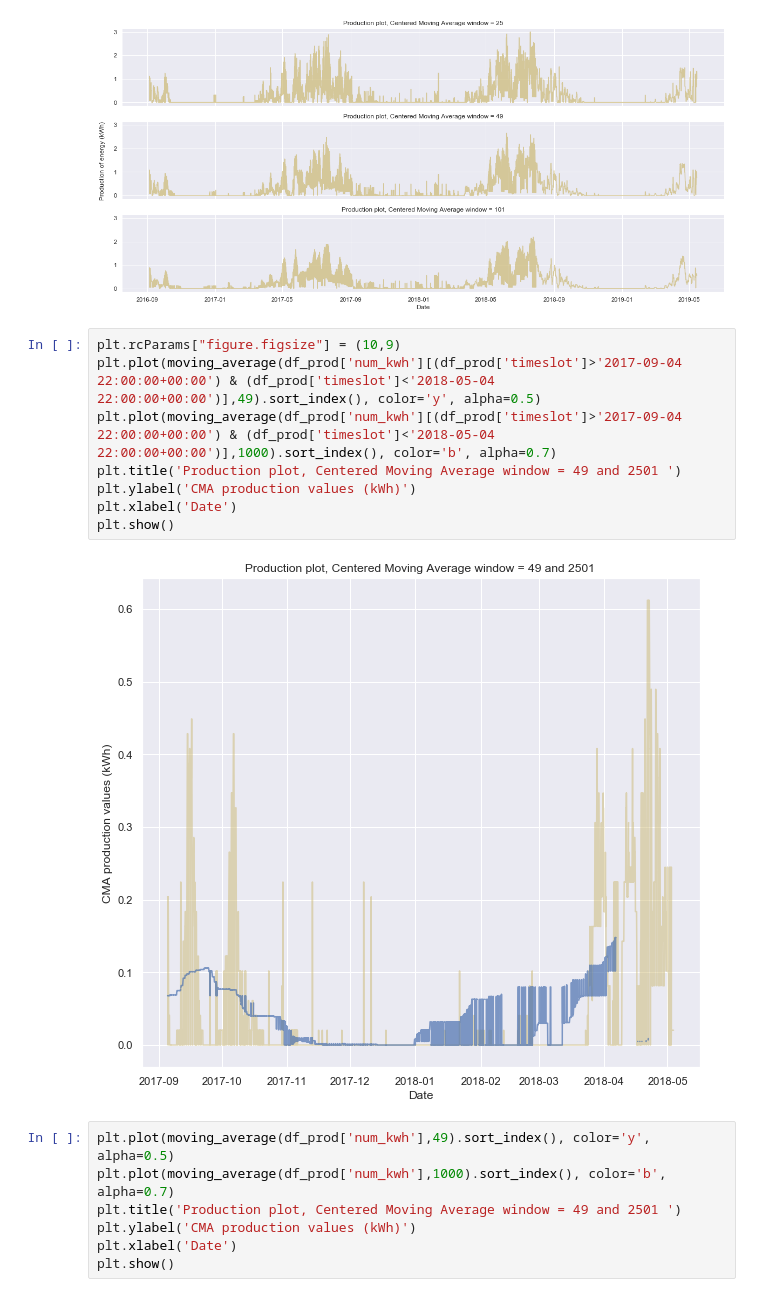
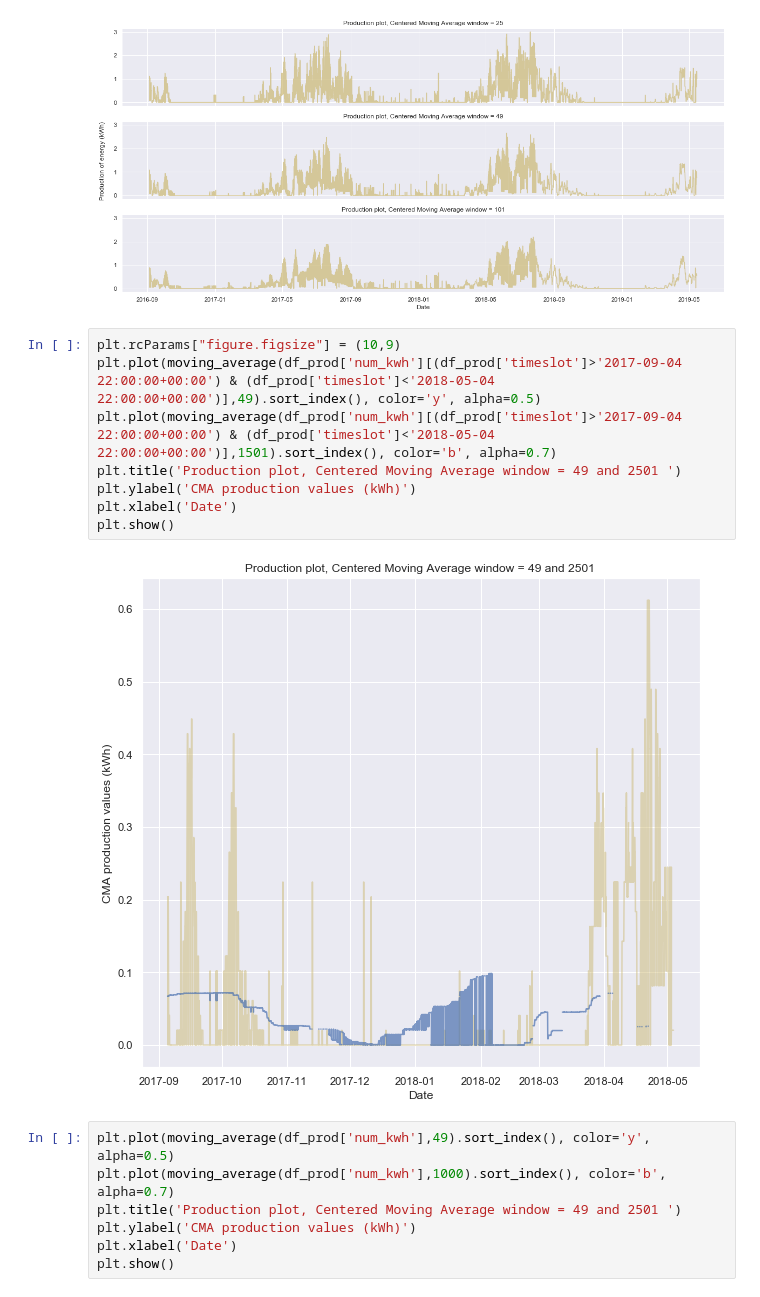
Before and after one commit to 4ug-aug/Otovo-OptimalControl, a Jupyter notebook: Smoothing.ipynb, the cells around one changed output. Saved outputs shown, nothing was run; the diff lists cells and outputs as text.

```diff
--- a/Smoothing.ipynb
+++ b/Smoothing.ipynb
@@ -166,13 +166,13 @@ plt.show()
 # %%
 plt.rcParams["figure.figsize"] = (10,9)
 plt.plot(moving_average(df_prod['num_kwh'][(df_prod['timeslot']>'2017-09-04 22:00:00+00:00') & (df_prod['timeslot']<'2018-05-04 22:00:00+00:00')],49).sort_index(), color='y', alpha=0.5)
-plt.plot(moving_average(df_prod['num_kwh'][(df_prod['timeslot']>'2017-09-04 22:00:00+00:00') & (df_prod['timeslot']<'2018-05-04 22:00:00+00:00')],1000).sort_index(), color='b', alpha=0.7)
+plt.plot(moving_average(df_prod['num_kwh'][(df_prod['timeslot']>'2017-09-04 22:00:00+00:00') & (df_prod['timeslot']<'2018-05-04 22:00:00+00:00')],1501).sort_index(), color='b', alpha=0.7)
 plt.title('Production plot, Centered Moving Average window = 49 and 2501 ')
 plt.ylabel('CMA production values (kWh)')
 plt.xlabel('Date')
 plt.show()
 # %% [output]
-[figure, old version]
+[figure, new version]
 # %%
 plt.plot(moving_average(df_prod['num_kwh'],49).sort_index(), color='y', alpha=0.5)
 plt.plot(moving_average(df_prod['num_kwh'],1000).sort_index(), color='b', alpha=0.7)
```
